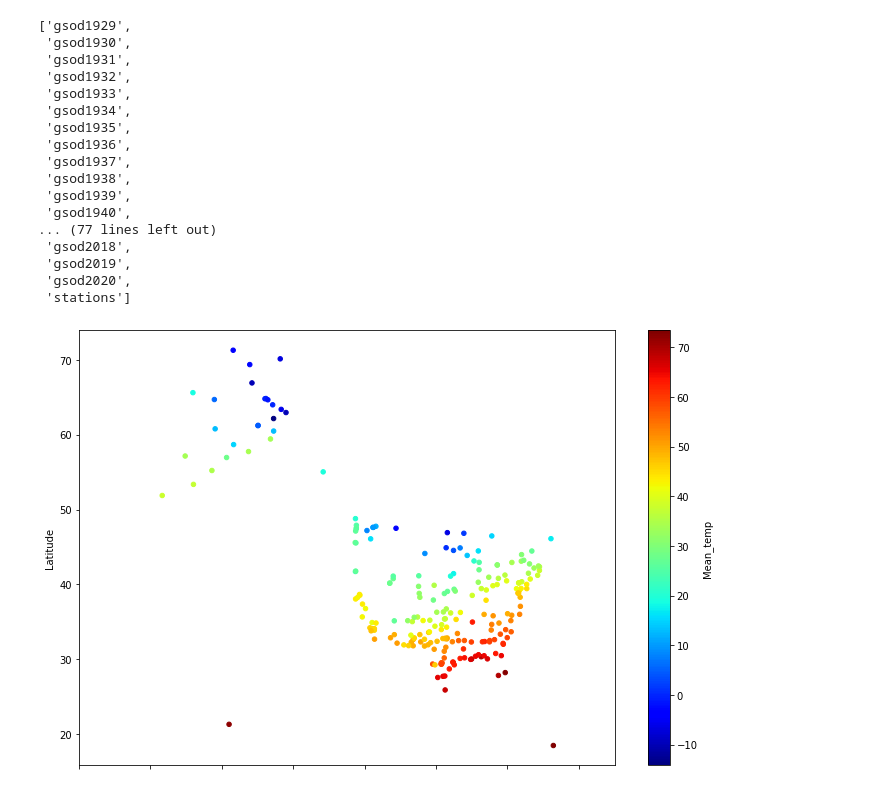
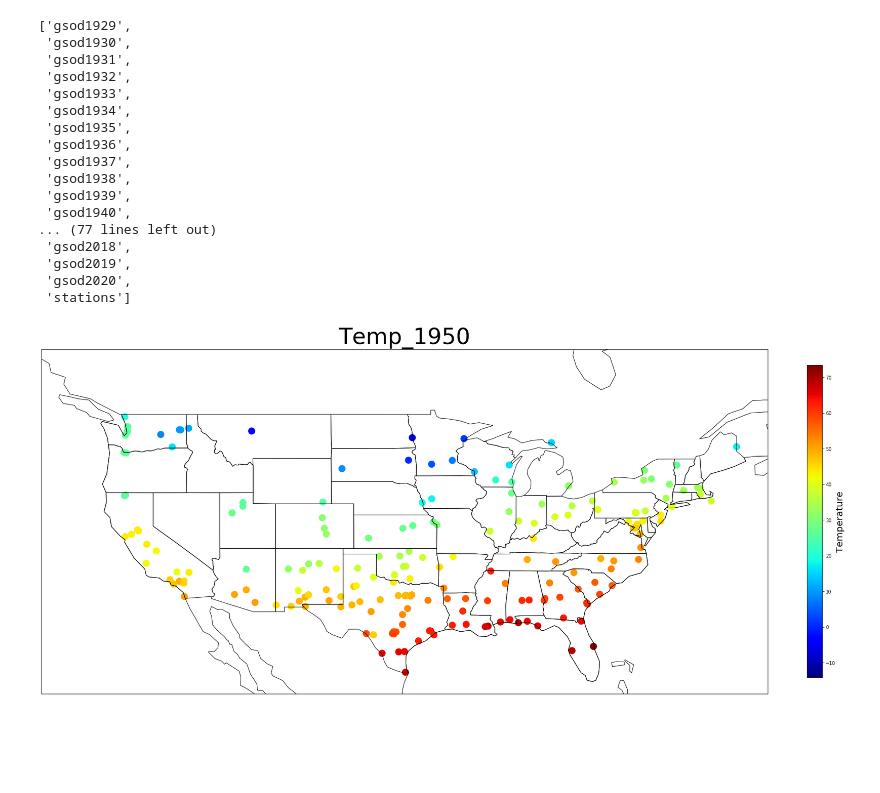
Before and after one commit to dheligman/climate, a Jupyter notebook: noaa_gsod_DMH.ipynb, the cells around one changed output. Drawn from its saved outputs; the diff is of its cells as text; code cells hidden in the pictures; blank space fills up the shorter version.

Commit message:
gsod mod

```diff
--- a/noaa_gsod_DMH.ipynb
+++ b/noaa_gsod_DMH.ipynb
@@ -44,12 +42,10 @@ bq_assistant.list_tables()
 query1 = """
             SELECT
                 usaf AS Station_number,
-                AVG(lat) AS Latitude,
-                AVG(lon) AS Longitude,
+                lat AS Latitude,
+                lon AS Longitude,
             FROM
                 `bigquery-public-data.noaa_gsod.stations`
             WHERE
                 country = 'US' AND lat IS NOT NULL AND lon IS NOT NULL AND NOT (lat = 0.0 AND lon = 0.0) AND NOT usaf = '999999'
-            GROUP BY
-                Station_number
         """
@@ -58,3 +52,9 @@ stations = noaa_gsod.query_to_pandas_safe(query1, max_gb_scanned=10)
+# %%
+#The commented portion would give all the stations, including repeated ones
+#stations = noaa_gsod.query_to_pandas_safe(query1, max_gb_scanned=10)
+stations1 = noaa_gsod.query_to_pandas_safe(query1, max_gb_scanned=10)
+stations = stations1.copy()
+stations = stations.drop(stations.loc[stations.Station_number.duplicated(keep='last')].index)
 # %%
 def gsodquery(year):
     var2 = 'bigquery-public-data.noaa_gsod.gsod'+str(year)
@@ -98,16 +98,34 @@ def latlong(gsod,stations):
     gsod_copy['Latitude'] = lat
     gsod_copy['Longitude'] = long
     return gsod_copy
+
+import matplotlib.pyplot as plt
+from mpl_toolkits.axes_grid1 import make_axes_locatable
+import numpy as np
+
+
+def mapplot(df,title):
+    ccrs.PlateCarree()
+    plt.figure(figsize=(30,30))
+    central_lat = 37.5
+    central_lon = -96
+    ax = plt.axes(projection=ccrs.PlateCarree())
+    ax.coastlines()
+    extent = [-130, -65, 24, 50.5]
+    ax.set_extent(extent)
+    ax.add_feature(cartopy.feature.STATES)
+    plt.title(title, fontsize=48)
+    plt.scatter(df['Longitude'],df['Latitude'], 200, c=df['Mean_temp'], cmap='jet')
+    cbar= plt.colorbar(fraction = 0.02)
+    cbar.set_label("Temperature", labelpad=+1, fontsize = 20)
 # %%
 gsod1950ll = latlong(gsod1950,stations)
 # %%
 gsod1950m1 = gsod1950ll.loc[gsod1950ll.Month == '01']
-# %%
-gsod1950m1.plot(kind = 'scatter', x = 'Longitude', y = 'Latitude', c= 'Mean_temp', figsize=(12,8), colormap='jet')
-plt.xlim(-200,-50)
-plt.show()
-# %% [output]
-[figure, removed]
+# %%
+mapplot(gsod1950m1,'Temp_1950')
+# %% [output]
+[figure, added]
 # %%
 gsod1970ll = latlong(gsod1970,stations)
 # %%
```
Also changed, not shown: parts of 12 cells of this notebook.
